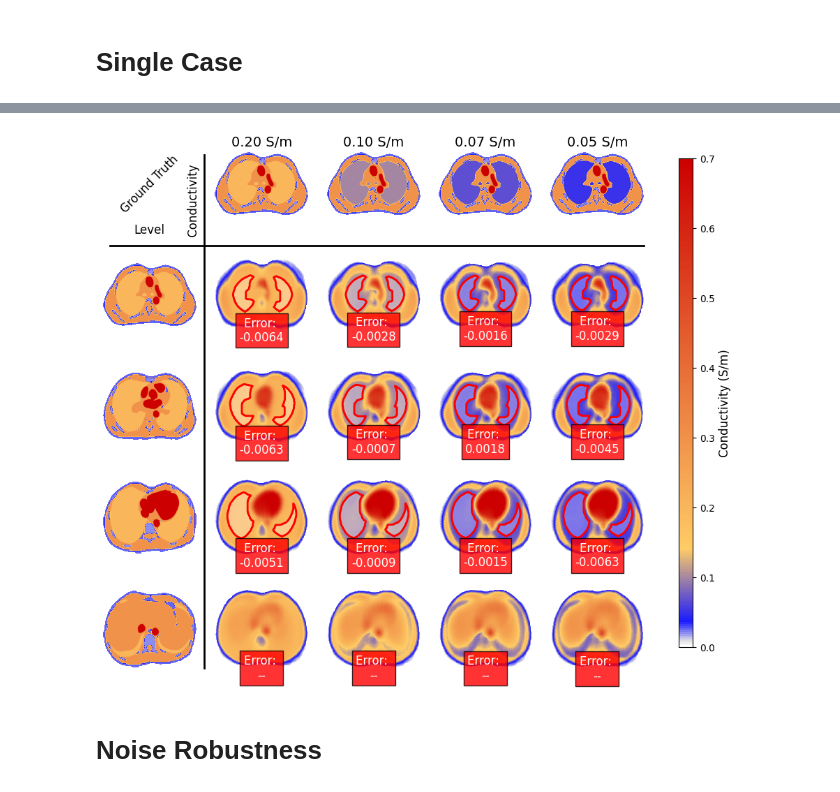
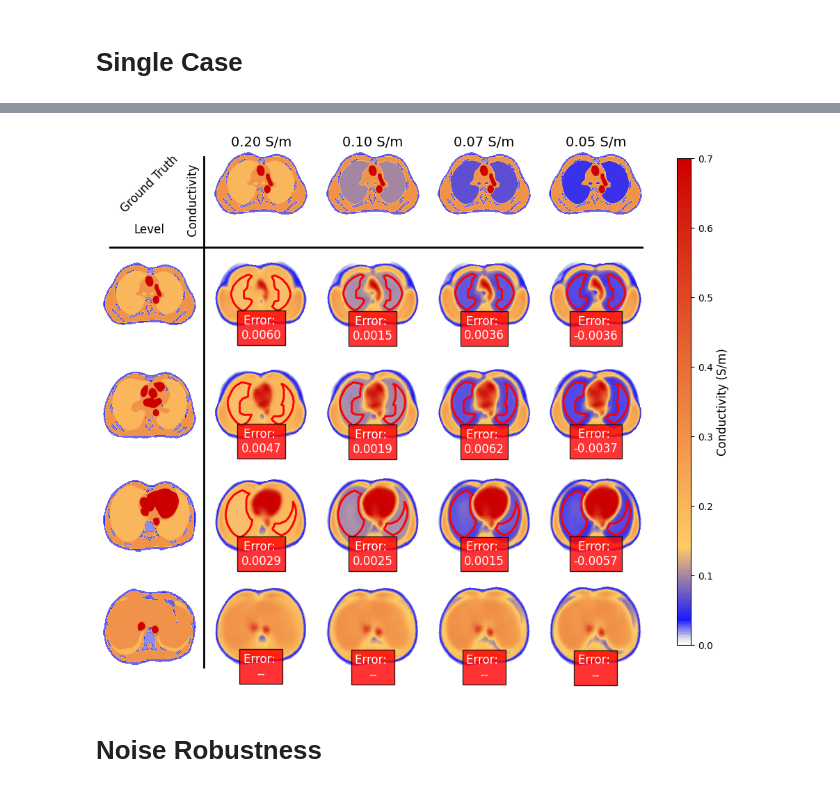
Before and after one commit to dmnk1308/RESIST, a Jupyter notebook: testing_and_plotting.ipynb, the cells around one changed output, grey strips where cells are left out. Saved outputs shown, nothing was run; the diff lists cells and outputs as text; code cells hidden in the pictures.

```diff
--- a/testing_and_plotting.ipynb
+++ b/testing_and_plotting.ipynb
@@ -20,6 +17,8 @@ The autoreload extension is already loaded. To reload it, use:
 # %%
-eit_path = 'outputs/2024-07-23/18-52-52'
+eit_path = 'outputs/2024-08-15/15-02-35'
 model, cfg = load_model(eit_path)
+# %%
+cfg.learning.training.device = 'cuda:2'
 # %%
 cases = get_all_cases(cfg, base_dir='')
 train_dataset, val_dataset, test_dataset = load_dataset_3d(cases,
@@ -242,7 +251,7 @@ for level in range(nlevel):
             axes[level,int(res+1)].set_title(f'{cond_value:.2f} S/m')
         p, m = remove_empty_space(preds_case[res,level], lung_masks_case[res,level])
         axes[level+1,res+1].imshow(p, vmin=0, vmax=0.7, cmap=cmap)
-        axes[level+1,res+1].imshow(m, cmap='Greys', alpha=0.3)
+        axes[level+1,res+1].imshow(m, cmap='Greys', alpha=0.1)
         axes[level+1,res+1].axis('off')
         plot_lung_contour(p, m, cond_value, axes[level+1,res+1])
 
@@ -253,34 +262,34 @@ for level in range(nlevel):
 sm = plt.cm.ScalarMappable(cmap=cmap)
 sm.set_clim(0, 0.7)
 cbar = fig.colorbar(sm, cax=cbar_ax)
 cbar.set_label('Conductivity (S/m)')
 
 # Draw horizontal and vertical lines separating the lower right 4x4 grid
 # Use the figure's add_artist method to add lines at the required positions
 # Get the positions of the first row and first column of the lower right 4x4 grid
 top_left_of_4x4 = axes[1, 1].get_position()
 bottom_right_of_4x4 = axes[nrows-1, ncols-1].get_position()
 
 # Adjusted positions for the lines to be outside the plots
 horizontal_line_y = top_left_of_4x4.y1 + 0.0
 vertical_line_x = top_left_of_4x4.x0 - 0.0
 
 # Draw a horizontal line
 fig.add_artist(plt.Line2D([top_left_of_4x4.x0-0.15, bottom_right_of_4x4.x1],
                         [horizontal_line_y+0.02, horizontal_line_y+0.02],
                         color='black', linewidth=2))
 
 # Draw a vertical line
 fig.add_artist(plt.Line2D([vertical_line_x-0.015, vertical_line_x-0.015],
                         [bottom_right_of_4x4.y0, top_left_of_4x4.y1+0.15],
                         color='black', linewidth=2))
 
 # fig.suptitle(f'{test_dataset.cases[int(i/4)]}', fontsize=fontsize)
 # plt.tight_layout()
 plt.show()
 plt.close(fig)
 # %% [output]
-[figure, old version]
+[figure, new version]
 # %% [markdown]
 # Noise Robustness
 # %%
```
Also changed, not shown: parts of 27 cells of this notebook, 7 other files.
